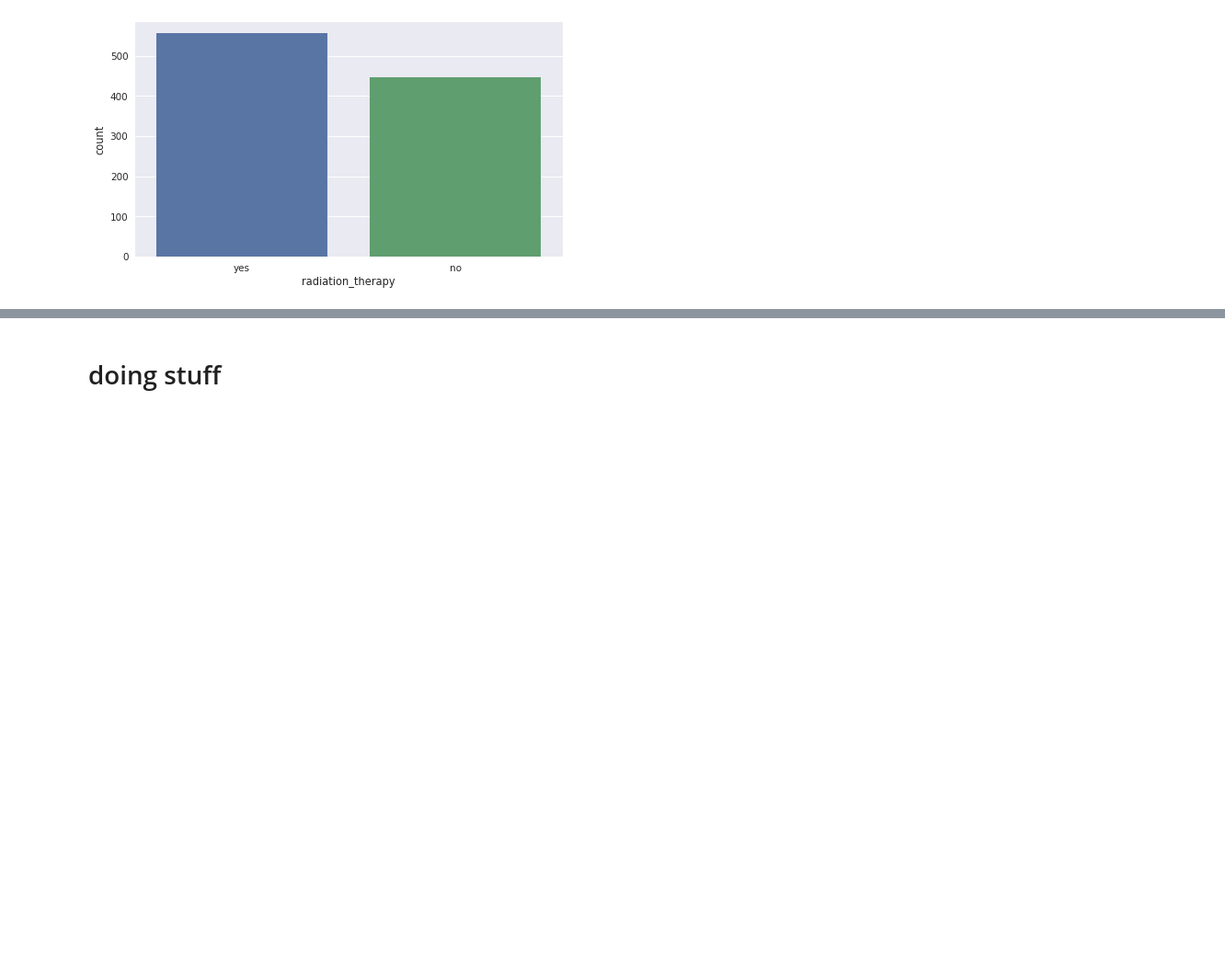
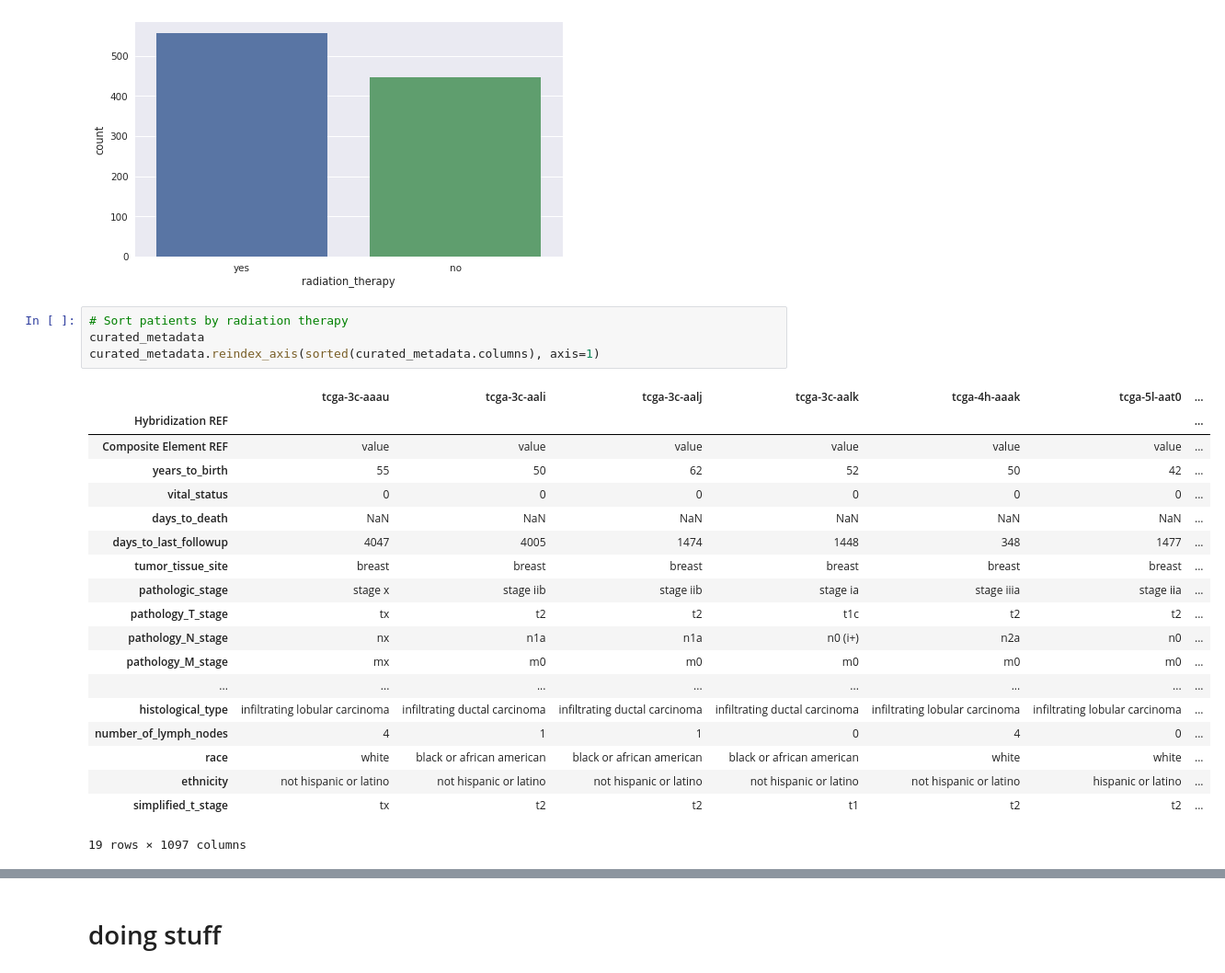
Before and after one commit to edjuaro/select-TCGA-dataset, a Jupyter notebook: select_samples.ipynb, the cells around one changed output, grey strips where cells are left out. Shown: that part at 92% size. Saved outputs shown, nothing was run; the diff lists cells and outputs as text; blank space fills up the shorter version.

```diff
--- a/select_samples.ipynb
+++ b/select_samples.ipynb
@@ -200,3 +200,27 @@ top        yes
 freq       556
 Name: radiation_therapy, dtype: object
 [figure]
+# %%
+# Sort patients by radiation therapy
+curated_metadata
+curated_metadata.reindex_axis(sorted(curated_metadata.columns), axis=1)
+# %% [output]
+|  | tcga-3c-aaau | tcga-3c-aali | tcga-3c-aalj | tcga-3c-aalk | tcga-4h-aaak | tcga-5l-aat0 | ... |
+| Hybridization REF |  |  |  |  |  |  | ... |
+| Composite Element REF | value | value | value | value | value | value | ... |
+| years_to_birth | 55 | 50 | 62 | 52 | 50 | 42 | ... |
+| vital_status | 0 | 0 | 0 | 0 | 0 | 0 | ... |
+| days_to_death | NaN | NaN | NaN | NaN | NaN | NaN | ... |
+| days_to_last_followup | 4047 | 4005 | 1474 | 1448 | 348 | 1477 | ... |
+| tumor_tissue_site | breast | breast | breast | breast | breast | breast | ... |
+| pathologic_stage | stage x | stage iib | stage iib | stage ia | stage iiia | stage iia | ... |
+| pathology_T_stage | tx | t2 | t2 | t1c | t2 | t2 | ... |
+| pathology_N_stage | nx | n1a | n1a | n0 (i+) | n2a | n0 | ... |
+| pathology_M_stage | mx | m0 | m0 | m0 | m0 | m0 | ... |
+| ... | ... | ... | ... | ... | ... | ... | ... |
+| histological_type | infiltrating lobular carcinoma | infiltrating ductal carcinoma | infiltrating ductal carcinoma | infiltrating ductal carcinoma | infiltrating lobular carcinoma | infiltrating lobular carcinoma | ... |
+| number_of_lymph_nodes | 4 | 1 | 1 | 0 | 4 | 0 | ... |
+| race | white | black or african american | black or african american | black or african american | white | white | ... |
+| ethnicity | not hispanic or latino | not hispanic or latino | not hispanic or latino | not hispanic or latino | not hispanic or latino | hispanic or latino | ... |
+| simplified_t_stage | tx | t2 | t2 | t1 | t2 | t2 | ... |
+19 rows × 1097 columns
```
Also changed, not shown: parts of 3 cells of this notebook, 1 other file.
